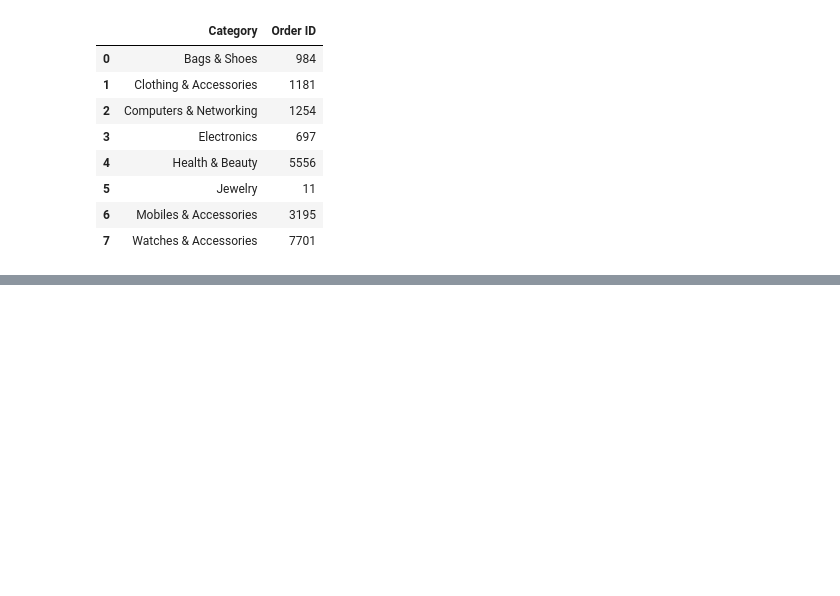
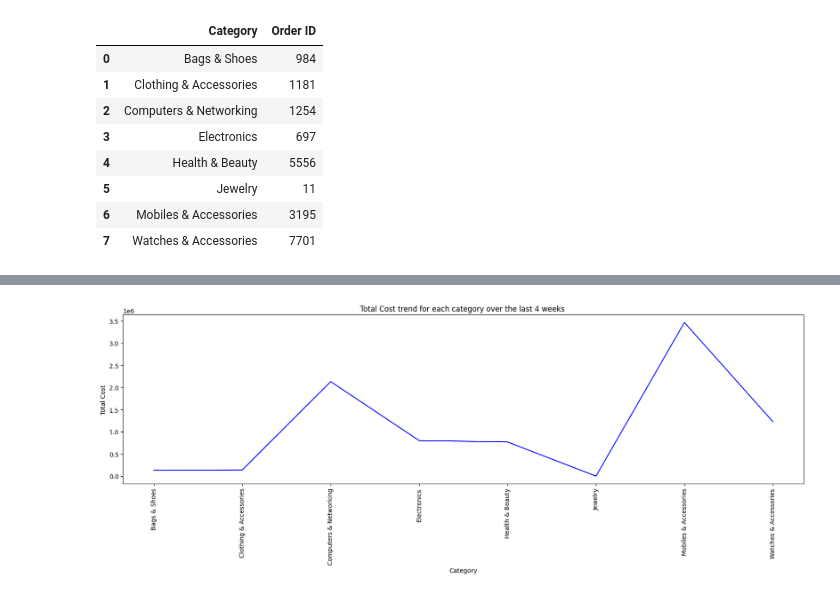
Before and after one commit to BVR198/Sales-Data-Analysis, a Jupyter notebook: sales.ipynb, the cells around one changed output, grey strips where cells are left out. Saved outputs shown, nothing was run; the diff lists cells and outputs as text; code cells hidden in the pictures; blank space fills up the shorter version.

```diff
--- a/sales.ipynb
+++ b/sales.ipynb
@@ -127,0 +138,3 @@ TypeError: agg function failed [how->mean,dtype->object]
+# %%
+cost_trend = last_4_weeks.groupby("Category")["Cost"].sum().reset_index()
+cost_trend
@@ -127,0 +151,12 @@ TypeError: agg function failed [how->mean,dtype->object]
+# %%
+plt.figure(figsize=(20,5))
+
+sns.lineplot(cost_trend, x = 'Category', y = "Cost", color = 'blue')
+
+plt.title("Total Cost trend for each category over the last 4 weeks ")
+plt.xlabel("Category")
+plt.ylabel("Total Cost")
+plt.xticks(rotation = 90)
+plt.show()
+# %% [output]
+[figure, added]
```
Also changed, not shown: parts of 15 cells of this notebook.
